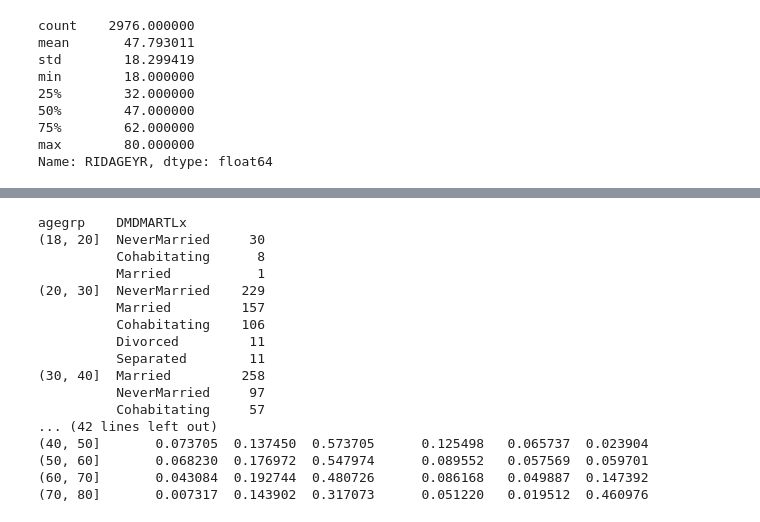
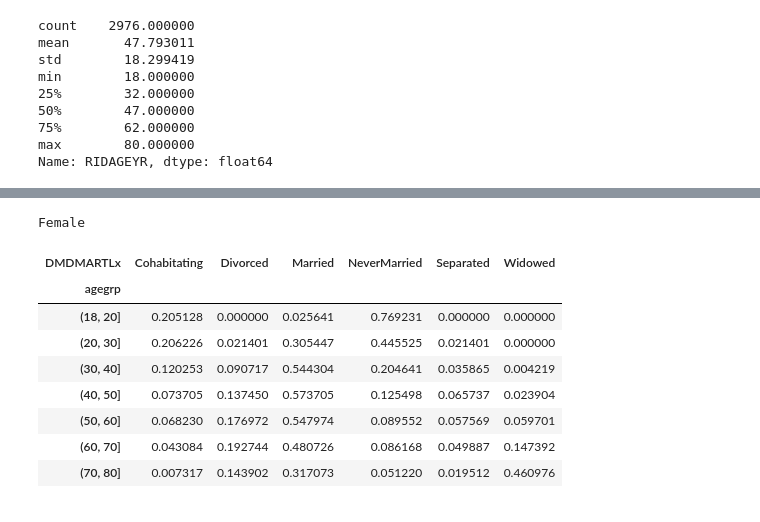
Before and after one commit to FarhinAhmed/Analyzing_National-Health-and-Nutrition-Examination-Survey_data, a Jupyter notebook: code_for_data_analysis.ipynb, the cells around one changed output, grey strips where cells are left out. Saved outputs shown, nothing was run; the diff lists cells and outputs as text; code cells hidden in the pictures.

```diff
--- a/code_for_data_analysis.ipynb
+++ b/code_for_data_analysis.ipynb
@@ -373,29 +370,23 @@ See the caveats in the documentation: http://pandas.pydata.org/pandas-docs/stabl
 # %%
 import math
 dx = df_female.loc[~df_female.DMDMARTLx.isin(["Refused",np.nan]),:]
 dx = dx.groupby("agegrp")["DMDMARTLx"]
 dx = dx.value_counts()
-print(dx)
+#print(dx)
 dx = dx.unstack()
-print(dx)
+#print(dx)
 dx = dx.apply(lambda x: x/x.sum(), axis = 1)
-print(dx)
+print("Female")
+dx
 # %% [output]
-agegrp    DMDMARTLx
-(18, 20]  NeverMarried     30
-          Cohabitating      8
-          Married           1
-(20, 30]  NeverMarried    229
-          Married         157
-          Cohabitating    106
-          Divorced         11
-          Separated        11
-(30, 40]  Married         258
-          NeverMarried     97
-          Cohabitating     57
-... (42 lines left out)
-(40, 50]       0.073705  0.137450  0.573705      0.125498   0.065737  0.023904
-(50, 60]       0.068230  0.176972  0.547974      0.089552   0.057569  0.059701
-(60, 70]       0.043084  0.192744  0.480726      0.086168   0.049887  0.147392
-(70, 80]       0.007317  0.143902  0.317073      0.051220   0.019512  0.460976
+Female
+| DMDMARTLx | Cohabitating | Divorced | Married | NeverMarried | Separated | Widowed |
+| agegrp |  |  |  |  |  |  |
+| (18, 20] | 0.205128 | 0.000000 | 0.025641 | 0.769231 | 0.000000 | 0.000000 |
+| (20, 30] | 0.206226 | 0.021401 | 0.305447 | 0.445525 | 0.021401 | 0.000000 |
+| (30, 40] | 0.120253 | 0.090717 | 0.544304 | 0.204641 | 0.035865 | 0.004219 |
+| (40, 50] | 0.073705 | 0.137450 | 0.573705 | 0.125498 | 0.065737 | 0.023904 |
+| (50, 60] | 0.068230 | 0.176972 | 0.547974 | 0.089552 | 0.057569 | 0.059701 |
+| (60, 70] | 0.043084 | 0.192744 | 0.480726 | 0.086168 | 0.049887 | 0.147392 |
+| (70, 80] | 0.007317 | 0.143902 | 0.317073 | 0.051220 | 0.019512 | 0.460976 |
 # %%
```
Also changed, not shown: parts of 23 cells of this notebook.
